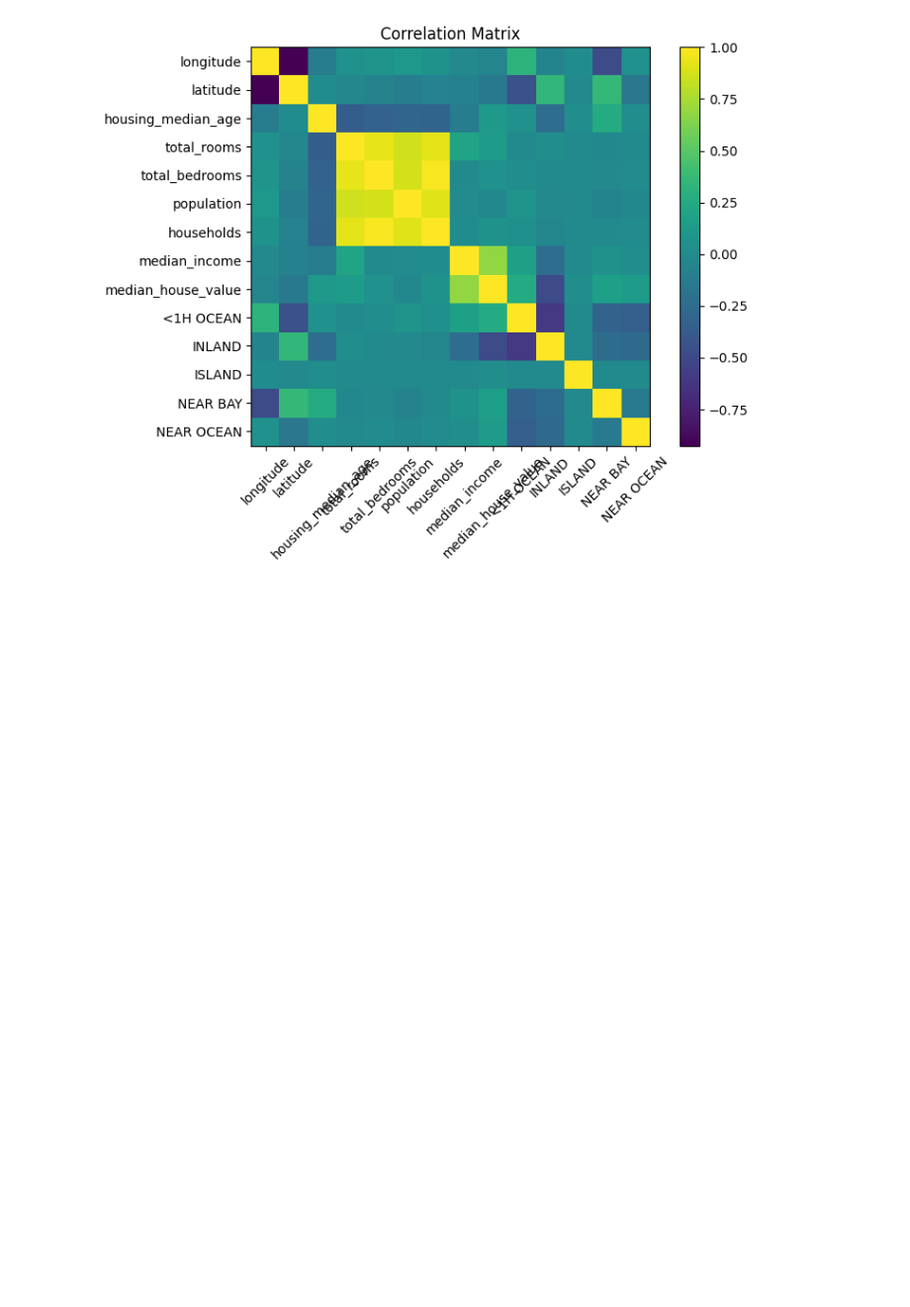
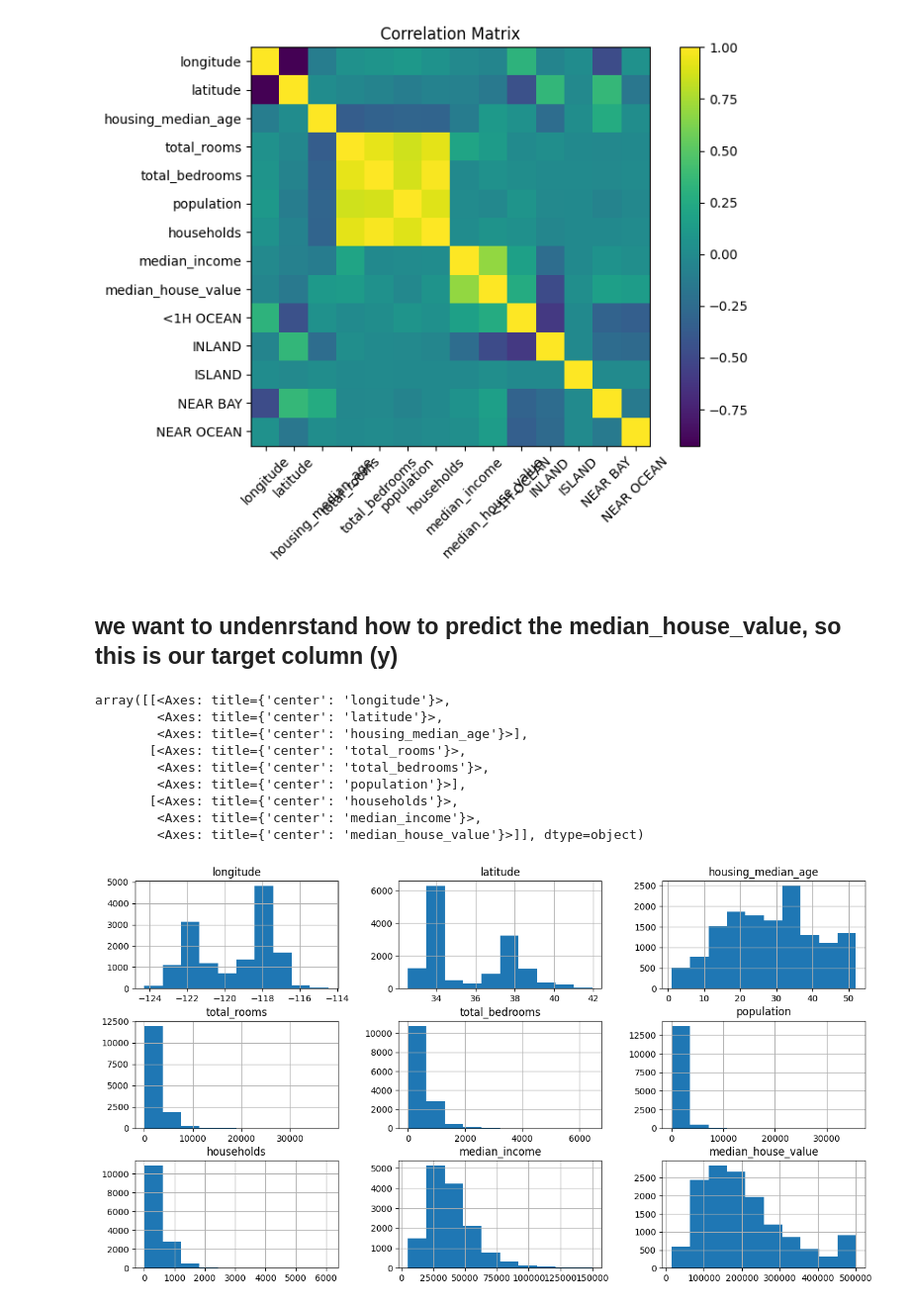
Before and after one commit to thatwonguy/Machine-Learning-House-Price-Prediction, a Jupyter notebook: research.ipynb, the cells around one changed output. Shown at 99% size. Saved outputs shown, nothing was run; the diff lists cells and outputs as text; code cells hidden in the pictures; blank space fills up the shorter version.

```diff
--- a/research.ipynb
+++ b/research.ipynb
@@ -265,3 +251,26 @@ plt.tight_layout()
 plt.show()
 # %% [output]
 [figure]
+# %% [markdown]
+## we want to undenrstand how to predict the median_house_value, so this is our target column (y)
+# %%
+from sklearn.model_selection import train_test_split
+
+X = data.drop(['median_house_value'], axis=1) # this is the input data with the target data removed
+y = data['median_house_value'] # this is output data that you want to predict
+# %%
+X_train, X_test, y_train, y_test = train_test_split(X, y, test_size=0.3) # 70% will be used for training and 30% of the data will be used for testing, randomized each time
+# %%
+train_data = X_train.join(y_train)
+train_data.hist(figsize=(15,8))
+# %% [output]
+array([[<Axes: title={'center': 'longitude'}>,
+        <Axes: title={'center': 'latitude'}>,
+        <Axes: title={'center': 'housing_median_age'}>],
+       [<Axes: title={'center': 'total_rooms'}>,
+        <Axes: title={'center': 'total_bedrooms'}>,
+        <Axes: title={'center': 'population'}>],
+       [<Axes: title={'center': 'households'}>,
+        <Axes: title={'center': 'median_income'}>,
+        <Axes: title={'center': 'median_house_value'}>]], dtype=object)
+[figure, added]
```
Also changed, not shown: parts of 32 cells of this notebook.
